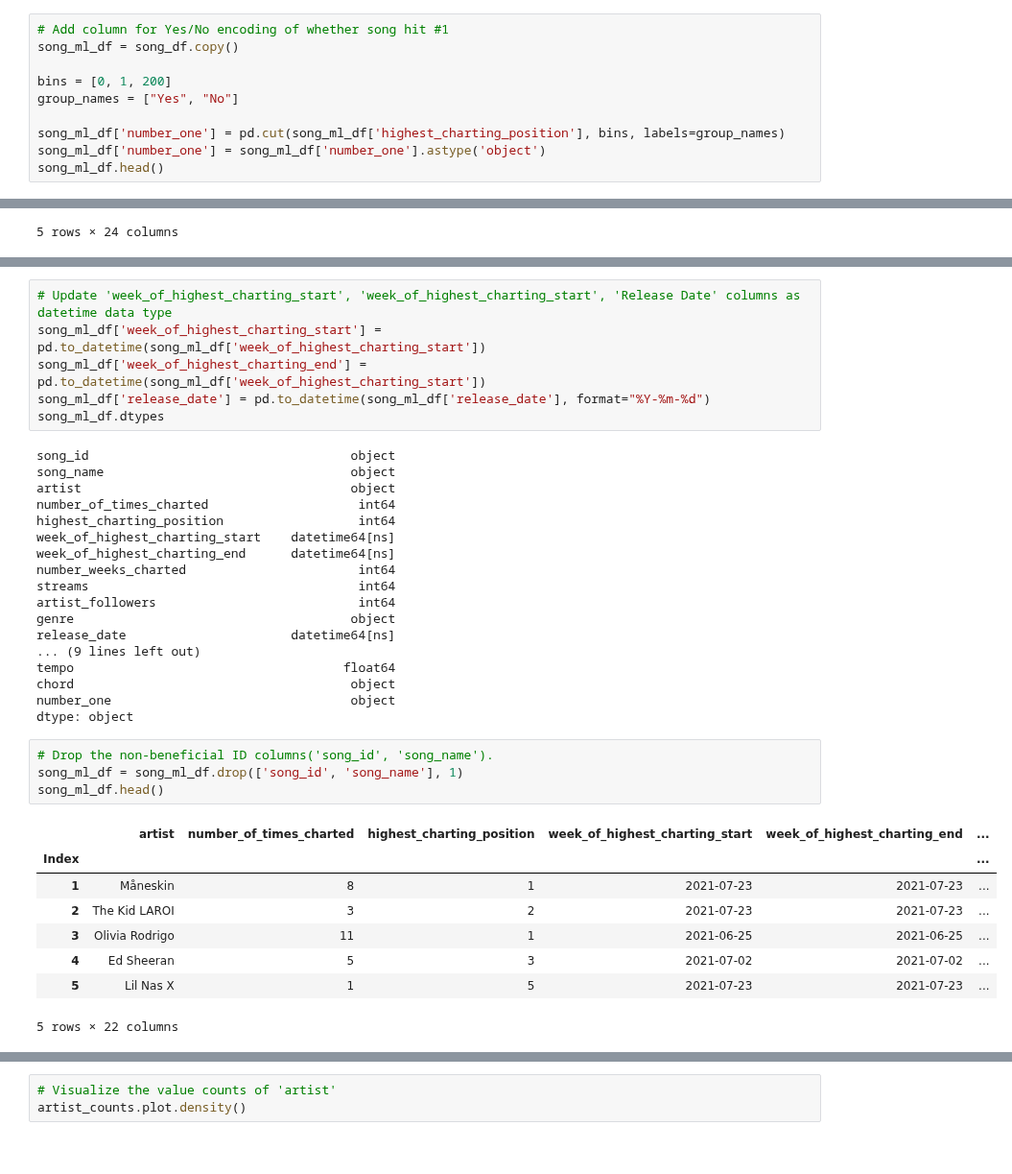
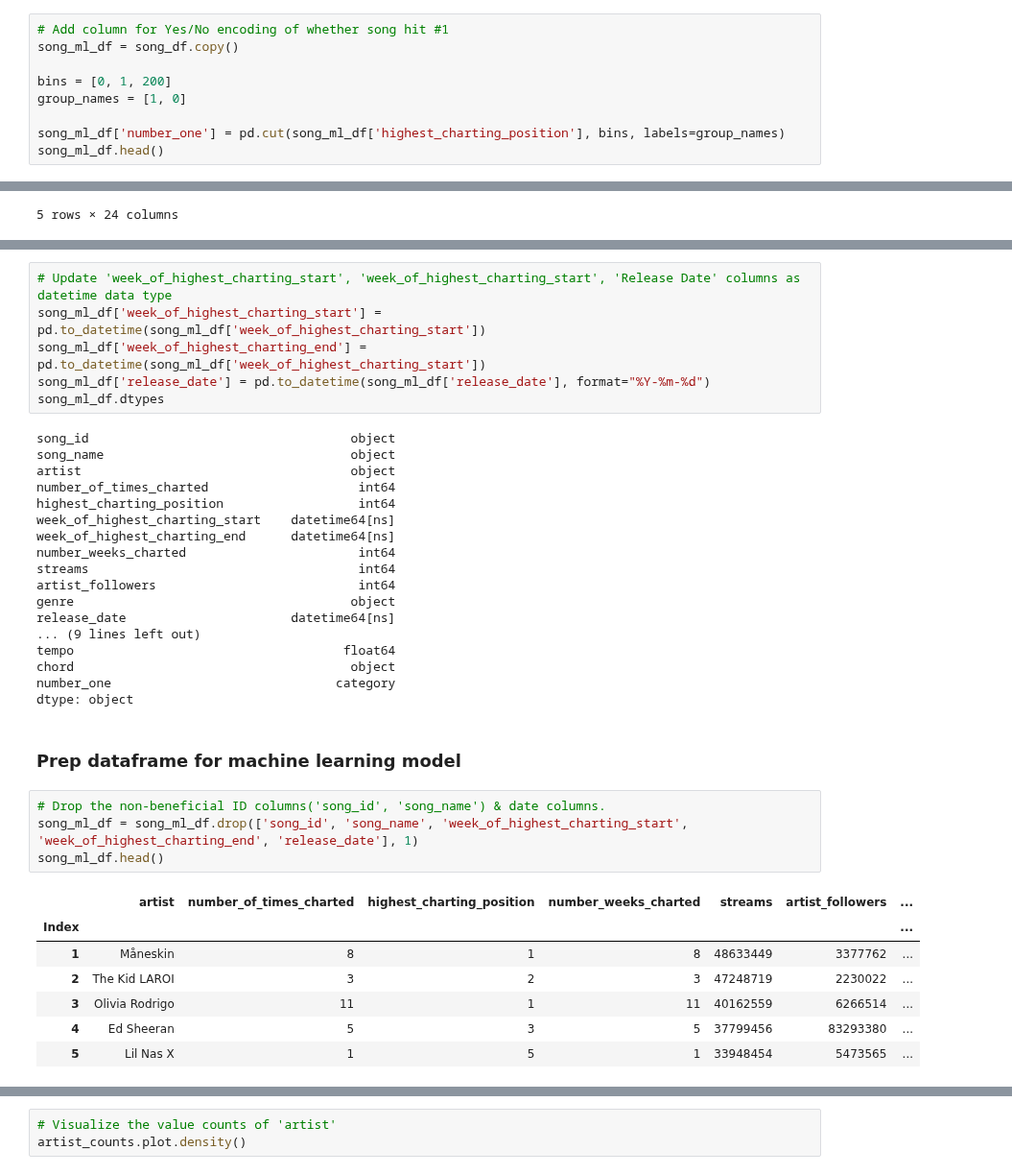
Before and after one commit to aseo67/Top_Songs_Analysis, a Jupyter notebook: TopSongsAnalysis_Model.ipynb, the cells around one changed output, grey strips where cells are left out. Shown at 96% size. Saved outputs shown, nothing was run; the diff lists cells and outputs as text.

Commit message:
Update model

```diff
--- a/TopSongsAnalysis_Model.ipynb
+++ b/TopSongsAnalysis_Model.ipynb
@@ -42,10 +42,9 @@ song_df.head()
 song_ml_df = song_df.copy()
 
 bins = [0, 1, 200]
-group_names = ["Yes", "No"]
+group_names = [1, 0]
 
 song_ml_df['number_one'] = pd.cut(song_ml_df['highest_charting_position'], bins, labels=group_names)
-song_ml_df['number_one'] = song_ml_df['number_one'].astype('object')
 song_ml_df.head()
 # %% [output]
 |  | song_id | song_name | artist | number_of_times_charted | highest_charting_position | week_of_highest_charting_start | ... |
@@ -99,21 +98,22 @@ release_date                      datetime64[ns]
 ... (9 lines left out)
 tempo                                    float64
 chord                                     object
-number_one                                object
+number_one                              category
 dtype: object
+# %% [markdown]
+### Prep dataframe for machine learning model
 # %%
-# Drop the non-beneficial ID columns('song_id', 'song_name').
-song_ml_df = song_ml_df.drop(['song_id', 'song_name'], 1)
+# Drop the non-beneficial ID columns('song_id', 'song_name') & date columns.
+song_ml_df = song_ml_df.drop(['song_id', 'song_name', 'week_of_highest_charting_start', 'week_of_highest_charting_end', 'release_date'], 1)
 song_ml_df.head()
 # %% [output]
-|  | artist | number_of_times_charted | highest_charting_position | week_of_highest_charting_start | week_of_highest_charting_end | ... |
-| Index |  |  |  |  |  | ... |
-| 1 | Måneskin | 8 | 1 | 2021-07-23 | 2021-07-23 | ... |
-| 2 | The Kid LAROI | 3 | 2 | 2021-07-23 | 2021-07-23 | ... |
-| 3 | Olivia Rodrigo | 11 | 1 | 2021-06-25 | 2021-06-25 | ... |
-| 4 | Ed Sheeran | 5 | 3 | 2021-07-02 | 2021-07-02 | ... |
-| 5 | Lil Nas X | 1 | 5 | 2021-07-23 | 2021-07-23 | ... |
+|  | artist | number_of_times_charted | highest_charting_position | number_weeks_charted | streams | artist_followers | ... |
+| Index |  |  |  |  |  |  | ... |
+| 1 | Måneskin | 8 | 1 | 8 | 48633449 | 3377762 | ... |
+| 2 | The Kid LAROI | 3 | 2 | 3 | 47248719 | 2230022 | ... |
+| 3 | Olivia Rodrigo | 11 | 1 | 11 | 40162559 | 6266514 | ... |
+| 4 | Ed Sheeran | 5 | 3 | 5 | 37799456 | 83293380 | ... |
+| 5 | Lil Nas X | 1 | 5 | 1 | 33948454 | 5473565 | ... |
-5 rows × 22 columns
 # %%
 # Generate our categorical variable list
 song_cat = song_ml_df.dtypes[song_ml_df.dtypes == "object"].index.tolist()
```
Also changed, not shown: parts of 17 cells of this notebook.
